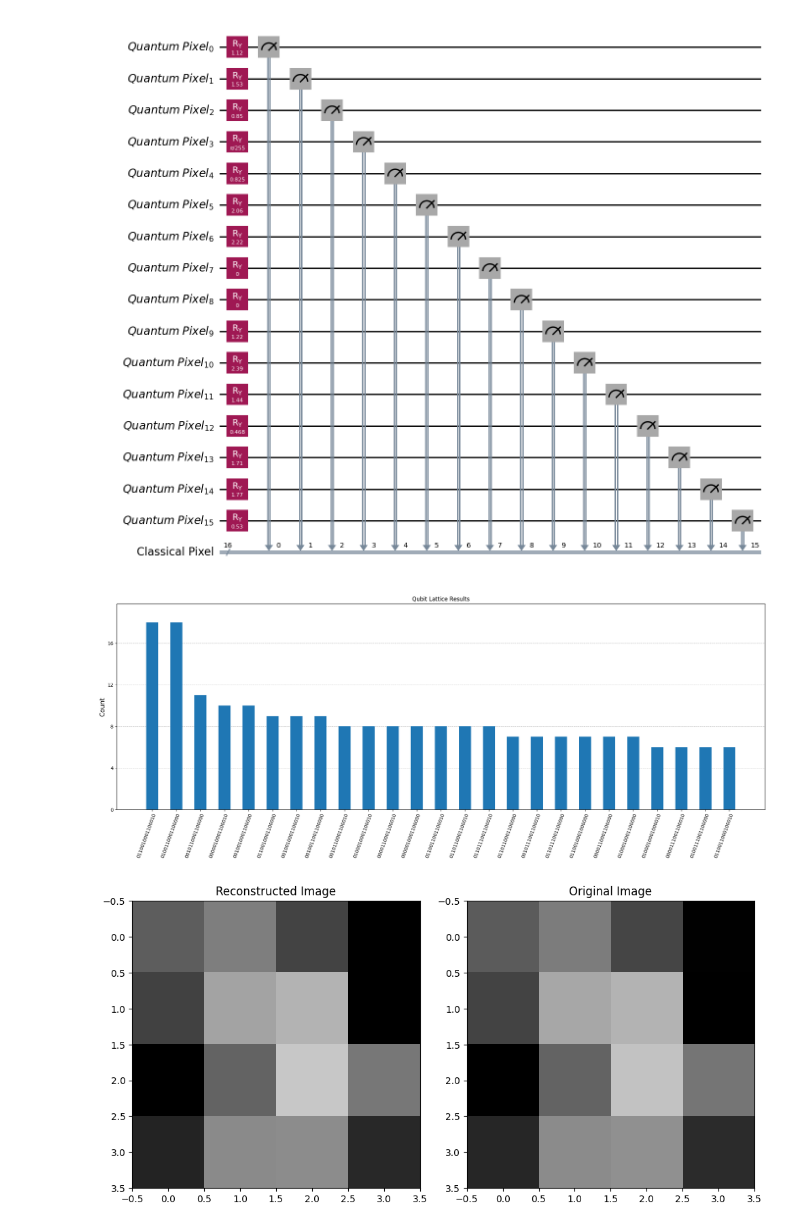
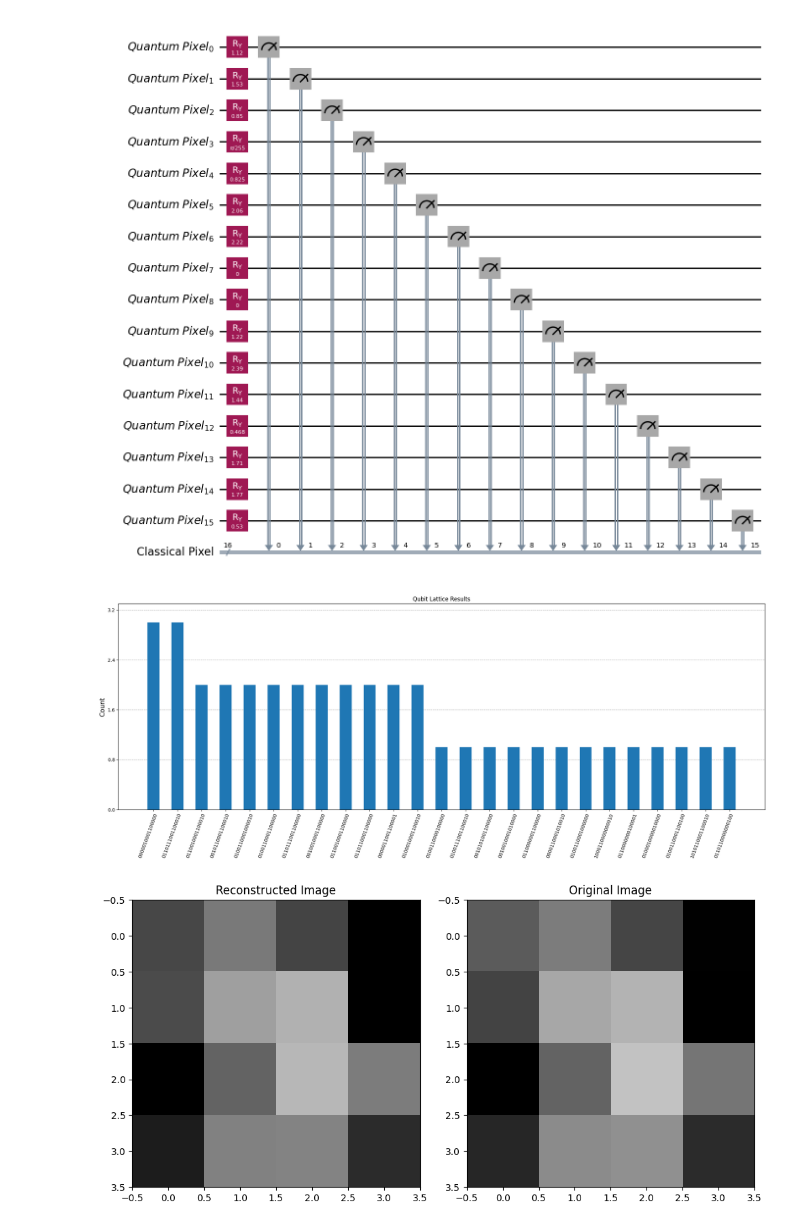
Before and after one commit to uriballo/quantum-encodings, a Jupyter notebook: encodings/Lattice.ipynb, the cells around one changed output. Cells and saved outputs as stored; diff of their text form; code cells hidden in the pictures.

```diff
--- a/Lattice.ipynb
+++ b/encodings/Lattice.ipynb
@@ -33,12 +31,12 @@ qubit_lattice.draw(output="mpl")
 # %%
 simulator = qiskit_aer.AerSimulator()
 circuit = qiskit.transpile(qubit_lattice, simulator)
-shots = 1000
+shots = 100
 result = simulator.run(circuit, shots=shots).result()
 counts = result.get_counts(circuit)
 qiskit.visualization.plot_histogram(counts, figsize=(25, 8), sort="value_desc", title="Qubit Lattice Results", bar_labels=False, number_to_keep=25)
 # %% [output]
-[figure, old version]
+[figure, new version]
 # %%
 # To reconstruct the image we collect the results from all shots
 values = np.zeros(qubit_lattice.num_qubits)
```
Also changed, not shown: parts of 1 cell of this notebook, 6 other files.
